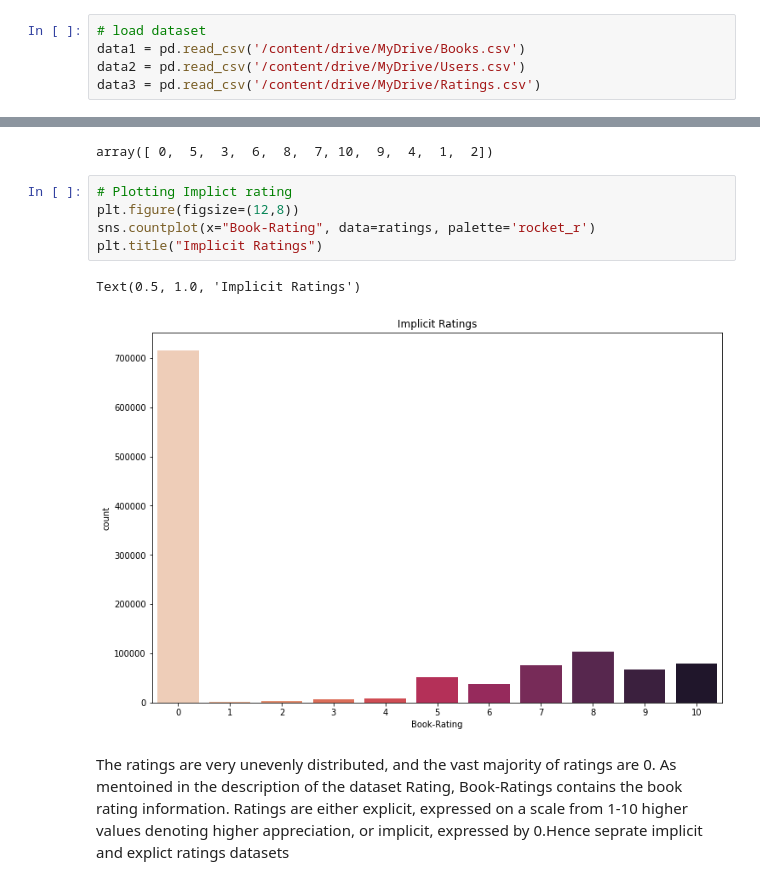
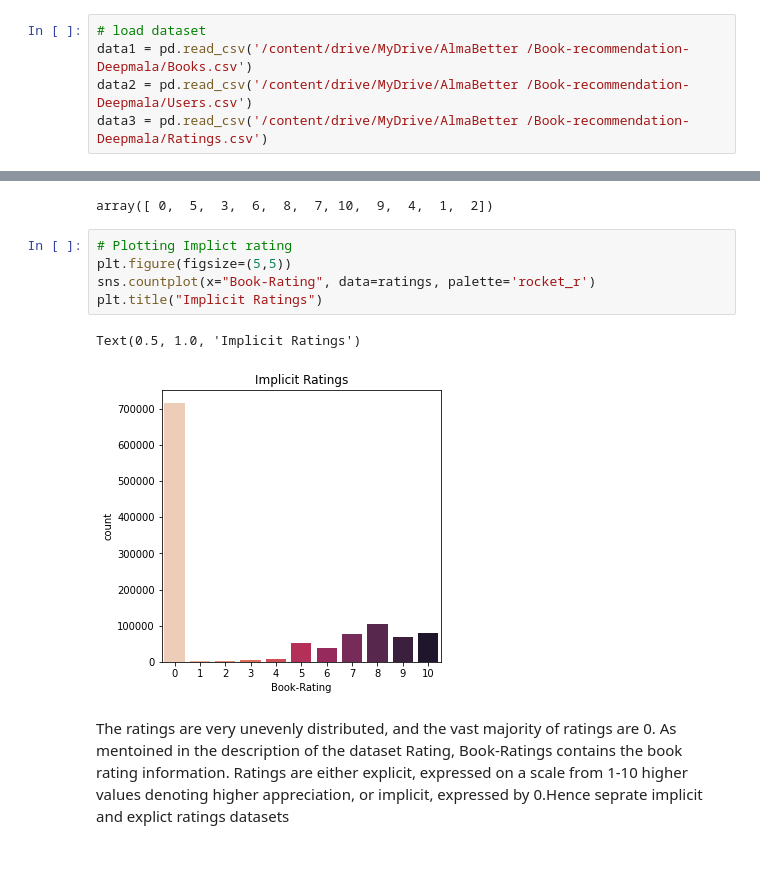
Before and after one commit to deepmalasrivastava/Book-recommandation-, a Jupyter notebook: Book_Recommendation_Webcrawlers.ipynb, the cells around one changed output, grey strips where cells are left out. Drawn from its saved outputs; the diff is of its cells as text.

```diff
--- a/Book_Recommendation_Webcrawlers.ipynb
+++ b/Book_Recommendation_Webcrawlers.ipynb
@@ -125,8 +131,8 @@ Mounted at /content/drive
 # %%
 # load dataset
-data1 = pd.read_csv('/content/drive/MyDrive/Books.csv')
-data2 = pd.read_csv('/content/drive/MyDrive/Users.csv')
-data3 = pd.read_csv('/content/drive/MyDrive/Ratings.csv')
+data1 = pd.read_csv('/content/drive/MyDrive/AlmaBetter /Book-recommendation-Deepmala/Books.csv')
+data2 = pd.read_csv('/content/drive/MyDrive/AlmaBetter /Book-recommendation-Deepmala/Users.csv')
+data3 = pd.read_csv('/content/drive/MyDrive/AlmaBetter /Book-recommendation-Deepmala/Ratings.csv')
 # %%
 # creating a copy of data
 books = data1.copy()
@@ -450,12 +457,12 @@ book_rating
 array([ 0,  5,  3,  6,  8,  7, 10,  9,  4,  1,  2])
 # %%
 # Plotting Implict rating
-plt.figure(figsize=(12,8))
+plt.figure(figsize=(5,5))
 sns.countplot(x="Book-Rating", data=ratings, palette='rocket_r')
 plt.title("Implicit Ratings")
 # %% [output]
 Text(0.5, 1.0, 'Implicit Ratings')
-[figure, old version]
+[figure, new version]
 # %% [markdown]
 The ratings are very unevenly distributed, and the vast majority of ratings are 0. As mentoined in the description of the dataset Rating, Book-Ratings contains the book rating information. Ratings are either explicit, expressed on a scale from 1-10 higher values denoting higher appreciation, or implicit, expressed by 0.Hence seprate implicit and explict ratings datasets
 # %%
```
Also changed, not shown: parts of 15 cells of this notebook.
